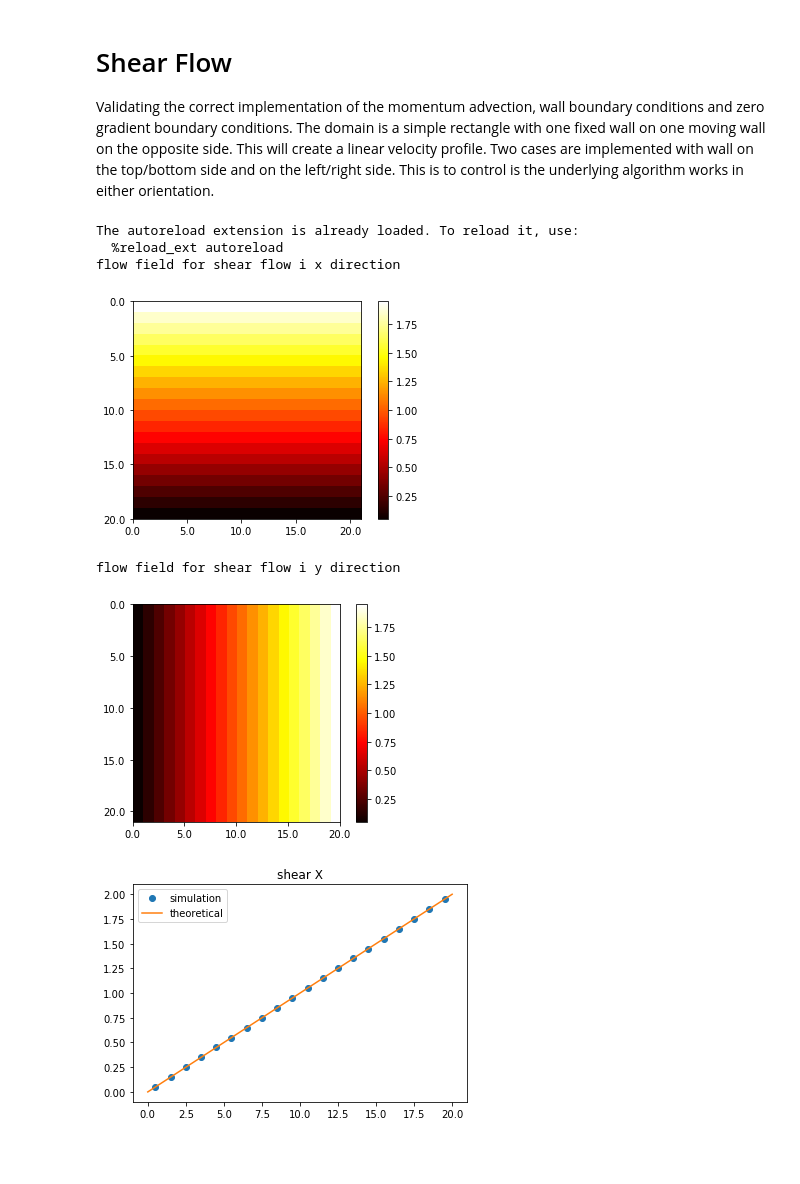
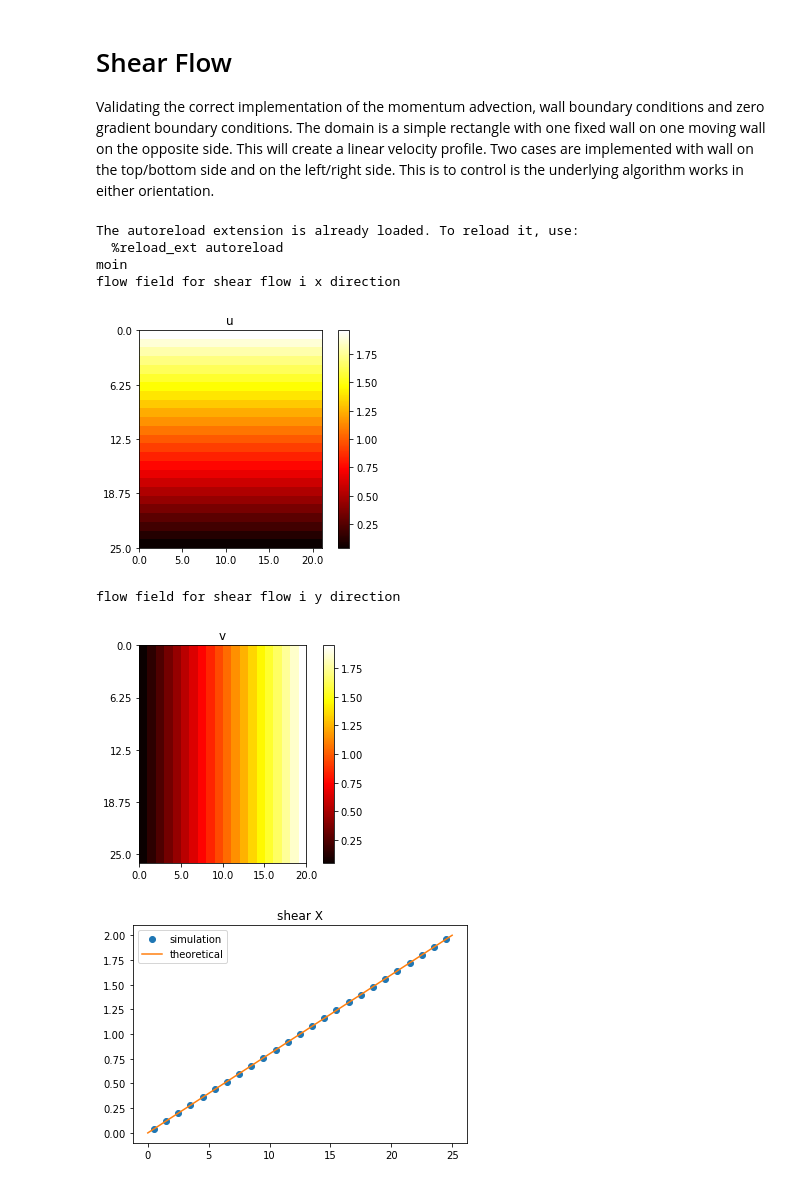
Before and after one commit to fjaschmoneit/multiphase-test-bench, a Jupyter notebook: ValidationTests/shearFlow.ipynb, the cells around one changed output. Saved outputs shown, nothing was run; the diff lists cells and outputs as text; code cells hidden in the pictures; blank space fills up the shorter version.

```diff
--- a/ValidationTests/shearFlow.ipynb
+++ b/ValidationTests/shearFlow.ipynb
@@ -11,7 +11,7 @@ This is to control is the underlying algorithm works in either orientation.
 %load_ext autoreload
 %autoreload 2
 
-import Odin
+import Manager as Odin
 import numpy as np
 import matplotlib.pyplot as plt
 
@@ -22,7 +22,7 @@ def velProfile( y,D,U ):
 
 movingWallVelocity = 2
 
-geom = Odin.createGeometry( 'rectangle', [20,20] )
+geom = Odin.createGeometry( 'rectangle', [20,25] )
 mesh = Odin.createMesh( geom, res=1 )
 
 # make just a list, give a name as optional parameter to flow model
@@ -59,7 +59,7 @@ Odin.defineBoundaryCondition(field=v, boundaryName='right', type='fixedValue', v
 
 u.data = Odin.solve(u)
 print("flow field for shear flow i x direction")
-Odin.display(u,mesh)
+Odin.display(u,mesh,'u')
 plotData_u = np.copy(np.flip(u.data[:,-1]))
 
 u.data.fill(0.0)
@@ -76,41 +76,42 @@ Odin.defineBoundaryCondition(field=v, boundaryName='right', type='fixedValue', v
 
 v.data = Odin.solve(v)
 print("flow field for shear flow i y direction")
-Odin.display(v,mesh)
+Odin.display(v,mesh,'v')
 plotData_v = np.copy(v.data[2,:])
 
 #-------------------- plotting shear fores in x-direction:
 cellSpacing = mesh.uniformSpacing
 ySim = np.linspace(0+0.5*cellSpacing,geom.lenY-0.5*cellSpacing,mesh.cells_y)
 yTheo = np.linspace(0,geom.lenY, 100)
 
 ax = plt.gca()
 ax.plot(ySim, plotData_u, 'o', label='simulation')
 ax.plot(yTheo, velProfile(yTheo,geom.lenY,movingWallVelocity), label='theoretical')
 ax.set_title("shear X")
 plt.legend()
 plt.show()
 
 #-------------------- plotting shear fores in y-direction:
 xSim = np.linspace(0+0.5*cellSpacing,geom.lenX-0.5*cellSpacing,mesh.cells_x)
 xTheo = np.linspace(0,geom.lenX, 100)
 
 plt.figure()
 ax1 = plt.gca()
 ax1.plot(xSim, plotData_v, 'o', label='simulation')
 ax1.plot(xTheo, velProfile(xTheo,geom.lenX,movingWallVelocity), label='theoretical')
 ax1.set_title("shear Y")
 
 plt.legend()
 plt.show()
 # %% [output]
 The autoreload extension is already loaded. To reload it, use:
   %reload_ext autoreload
+moin
 flow field for shear flow i x direction
-[figure, old version]
+[figure, new version]
 flow field for shear flow i y direction
-[figure, old version]
+[figure, new version]
-[figure, old version]
+[figure, new version]
 [figure]
 # %%
 # shutting the interpreter down, so I can a fresh instance next time.
```
Also changed, not shown: 17 other files.
